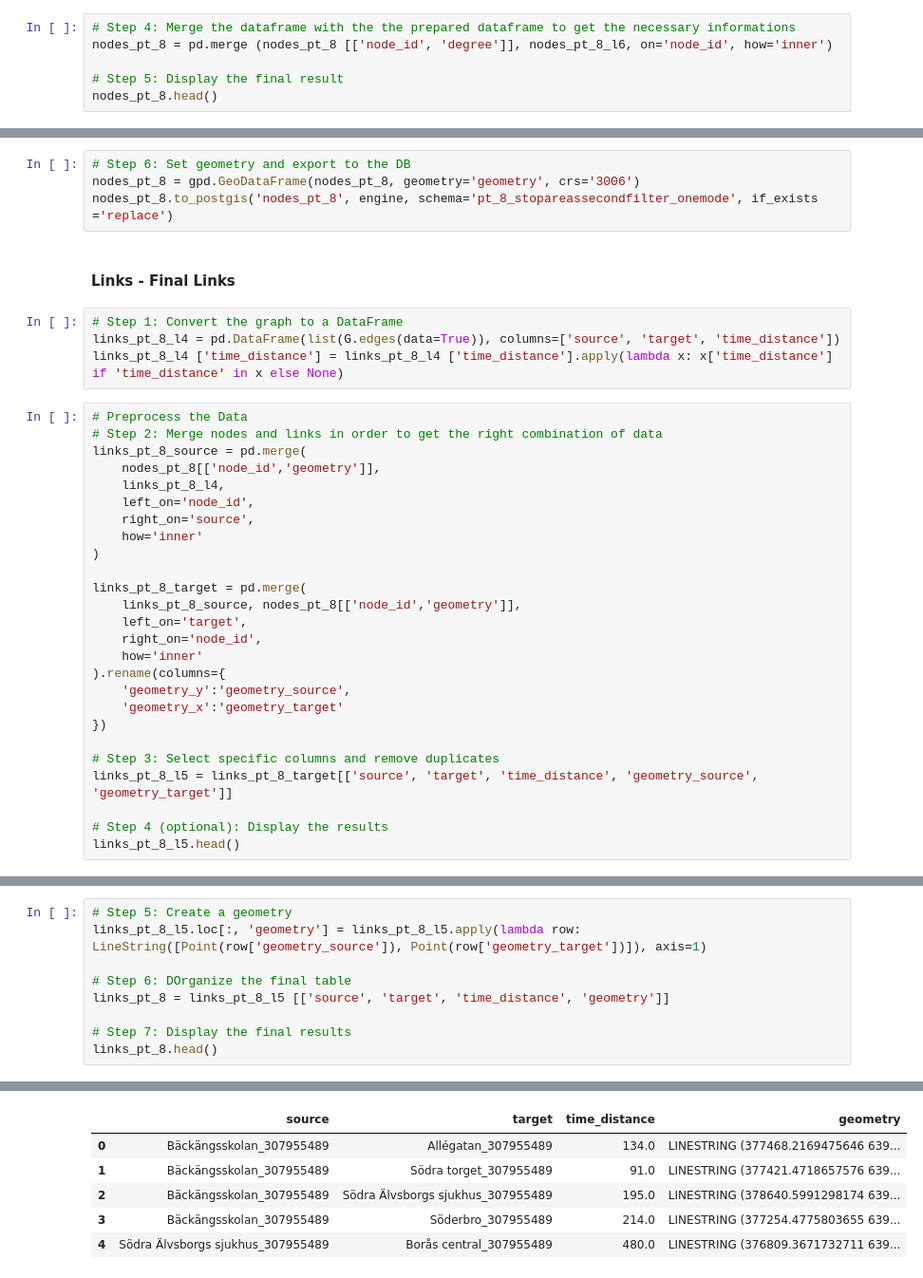
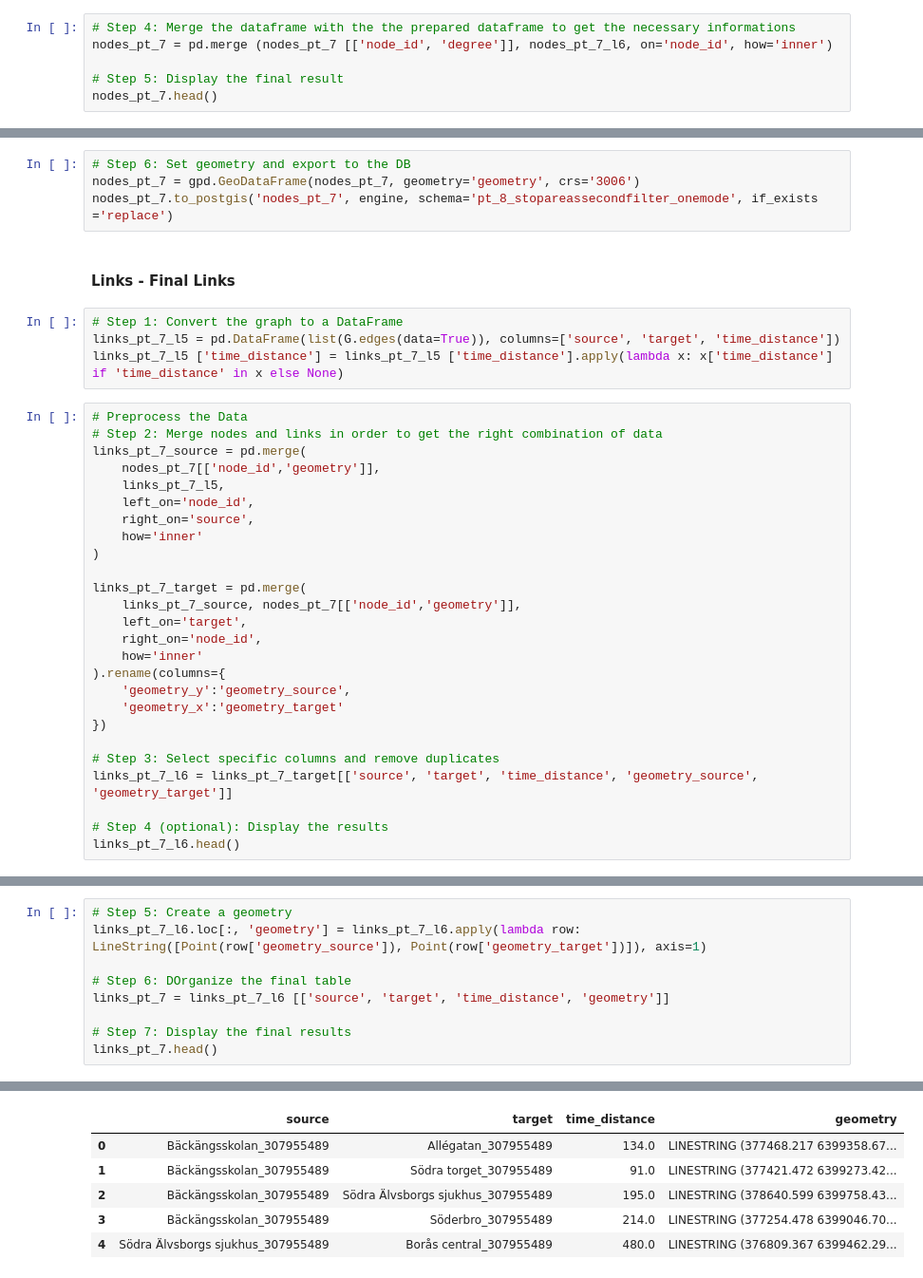
Before and after one commit to FlaviaMLopes/TUPTP, a Jupyter notebook: 1 - Notebooks_multimodal_models/7 - pt_7_one_direction_stops_filtered_trivial_nodes_links_by_links/pt_7_odirection_stops_filtered_trivial_nodes_links_by_links.ipynb, the cells around one changed output, grey strips where cells are left out. Shown at 95% size. Drawn from its saved outputs; the diff is of its cells as text.

```diff
--- a/1 - Notebooks_multimodal_models/7 - pt_7_one_direction_stops_filtered_trivial_nodes_links_by_links/pt_7_odirection_stops_filtered_trivial_nodes_links_by_links.ipynb
+++ b/1 - Notebooks_multimodal_models/7 - pt_7_one_direction_stops_filtered_trivial_nodes_links_by_links/pt_7_odirection_stops_filtered_trivial_nodes_links_by_links.ipynb
@@ -350,9 +345,9 @@ nodes_pt_8 = pd.DataFrame(list(degrees.items()), columns=['node_id', 'degree'])
 # %%
 # Step 4: Merge the dataframe with the the prepared dataframe to get the necessary informations
-nodes_pt_8 = pd.merge (nodes_pt_8 [['node_id', 'degree']], nodes_pt_8_l6, on='node_id', how='inner')
+nodes_pt_7 = pd.merge (nodes_pt_7 [['node_id', 'degree']], nodes_pt_7_l6, on='node_id', how='inner')
 
 # Step 5: Display the final result
-nodes_pt_8.head()
+nodes_pt_7.head()
 # %% [output]
 |  | node_id | degree | stop_areas_name | place_id | stop_name | route_id | route_short_name | stop_id | mode | ... |
 | 0 | Bäckängsskolan_307955489 | 4 | Bäckängsskolan | 307955489 | [Bäckängsskolan, Bäckängsskolan, ... | [9011014200300000, 90110142005000... | [3, 5, 8, 1, 3, 5, 8, 1] | [9022014082676001, 90220140826760... | [bus_service, bus_service, bus_se... | ... |
@@ -362,27 +357,27 @@ nodes_pt_8.head()
 | 4 | Acklinga Solbacken_307927983 | 1 | Acklinga Solbacken | 307927983 | [Acklinga Solbacken, Acklinga Sol... | [9011014332600000, 9011014384000000] | [326, 326] | [9022014042270002, 9022014042270001] | [bus_service, communal_taxi_service] | ... |
 # %%
 # Step 6: Set geometry and export to the DB
-nodes_pt_8 = gpd.GeoDataFrame(nodes_pt_8, geometry='geometry', crs='3006')
-nodes_pt_8.to_postgis('nodes_pt_8', engine, schema='pt_8_stopareassecondfilter_onemode', if_exists ='replace')
+nodes_pt_7 = gpd.GeoDataFrame(nodes_pt_7, geometry='geometry', crs='3006')
+nodes_pt_7.to_postgis('nodes_pt_7', engine, schema='pt_8_stopareassecondfilter_onemode', if_exists ='replace')
 # %% [markdown]
 #### Links - Final Links
 # %%
 # Step 1: Convert the graph to a DataFrame
-links_pt_8_l4 = pd.DataFrame(list(G.edges(data=True)), columns=['source', 'target', 'time_distance'])
-links_pt_8_l4 ['time_distance'] = links_pt_8_l4 ['time_distance'].apply(lambda x: x['time_distance'] if 'time_distance' in x else None)
+links_pt_7_l5 = pd.DataFrame(list(G.edges(data=True)), columns=['source', 'target', 'time_distance'])
+links_pt_7_l5 ['time_distance'] = links_pt_7_l5 ['time_distance'].apply(lambda x: x['time_distance'] if 'time_distance' in x else None)
 # %%
 # Preprocess the Data
 # Step 2: Merge nodes and links in order to get the right combination of data
-links_pt_8_source = pd.merge(
-    nodes_pt_8[['node_id','geometry']],
-    links_pt_8_l4,
+links_pt_7_source = pd.merge(
+    nodes_pt_7[['node_id','geometry']],
+    links_pt_7_l5,
     left_on='node_id',
     right_on='source',
     how='inner'
 )
 
-links_pt_8_target = pd.merge(
-    links_pt_8_source, nodes_pt_8[['node_id','geometry']],
+links_pt_7_target = pd.merge(
+    links_pt_7_source, nodes_pt_7[['node_id','geometry']],
     left_on='target',
     right_on='node_id',
     how='inner'
@@ -392,10 +387,10 @@ links_pt_8_target = pd.merge(
 })
 
 # Step 3: Select specific columns and remove duplicates
-links_pt_8_l5 = links_pt_8_target[['source', 'target', 'time_distance', 'geometry_source', 'geometry_target']]
+links_pt_7_l6 = links_pt_7_target[['source', 'target', 'time_distance', 'geometry_source', 'geometry_target']]
 
 # Step 4 (optional): Display the results
-links_pt_8_l5.head()
+links_pt_7_l6.head()
 # %% [output]
 |  | source | target | time_distance | geometry_source | geometry_target |
 | 0 | Bäckängsskolan_307955489 | Allégatan_307955489 | 134.0 | POINT (377468.217 6399358.673) | POINT (377826.942 6399466.436) |
@@ -405,11 +400,11 @@ links_pt_8_l5.head()
 | 4 | Södra Älvsborgs sjukhus_307955489 | Borås central_307955489 | 480.0 | POINT (376809.367 6399462.293) | POINT (378640.599 6399758.434) |
 # %%
 # Step 5: Create a geometry
-links_pt_8_l5.loc[:, 'geometry'] = links_pt_8_l5.apply(lambda row: LineString([Point(row['geometry_source']), Point(row['geometry_target'])]), axis=1)
+links_pt_7_l6.loc[:, 'geometry'] = links_pt_7_l6.apply(lambda row: LineString([Point(row['geometry_source']), Point(row['geometry_target'])]), axis=1)
 
 # Step 6: DOrganize the final table
-links_pt_8 = links_pt_8_l5 [['source', 'target', 'time_distance', 'geometry']]
+links_pt_7 = links_pt_7_l6 [['source', 'target', 'time_distance', 'geometry']]
 
 # Step 7: Display the final results
-links_pt_8.head()
+links_pt_7.head()
 # %% [output]
@@ -416,8 +416,8 @@ links_pt_8.head()
 |  | source | target | time_distance | geometry |
-| 0 | Bäckängsskolan_307955489 | Allégatan_307955489 | 134.0 | LINESTRING (377468.2169475646 639... |
-| 1 | Bäckängsskolan_307955489 | Södra torget_307955489 | 91.0 | LINESTRING (377421.4718657576 639... |
-| 2 | Bäckängsskolan_307955489 | Södra Älvsborgs sjukhus_307955489 | 195.0 | LINESTRING (378640.5991298174 639... |
-| 3 | Bäckängsskolan_307955489 | Söderbro_307955489 | 214.0 | LINESTRING (377254.4775803655 639... |
-| 4 | Södra Älvsborgs sjukhus_307955489 | Borås central_307955489 | 480.0 | LINESTRING (376809.3671732711 639... |
+| 0 | Bäckängsskolan_307955489 | Allégatan_307955489 | 134.0 | LINESTRING (377468.217 6399358.67... |
+| 1 | Bäckängsskolan_307955489 | Södra torget_307955489 | 91.0 | LINESTRING (377421.472 6399273.42... |
+| 2 | Bäckängsskolan_307955489 | Södra Älvsborgs sjukhus_307955489 | 195.0 | LINESTRING (378640.599 6399758.43... |
+| 3 | Bäckängsskolan_307955489 | Söderbro_307955489 | 214.0 | LINESTRING (377254.478 6399046.70... |
+| 4 | Södra Älvsborgs sjukhus_307955489 | Borås central_307955489 | 480.0 | LINESTRING (376809.367 6399462.29... |
 # %%
 #create the GeoDataFrame and export to the DB
```
Also changed, not shown: parts of 29 cells of this notebook, 1 other file.
